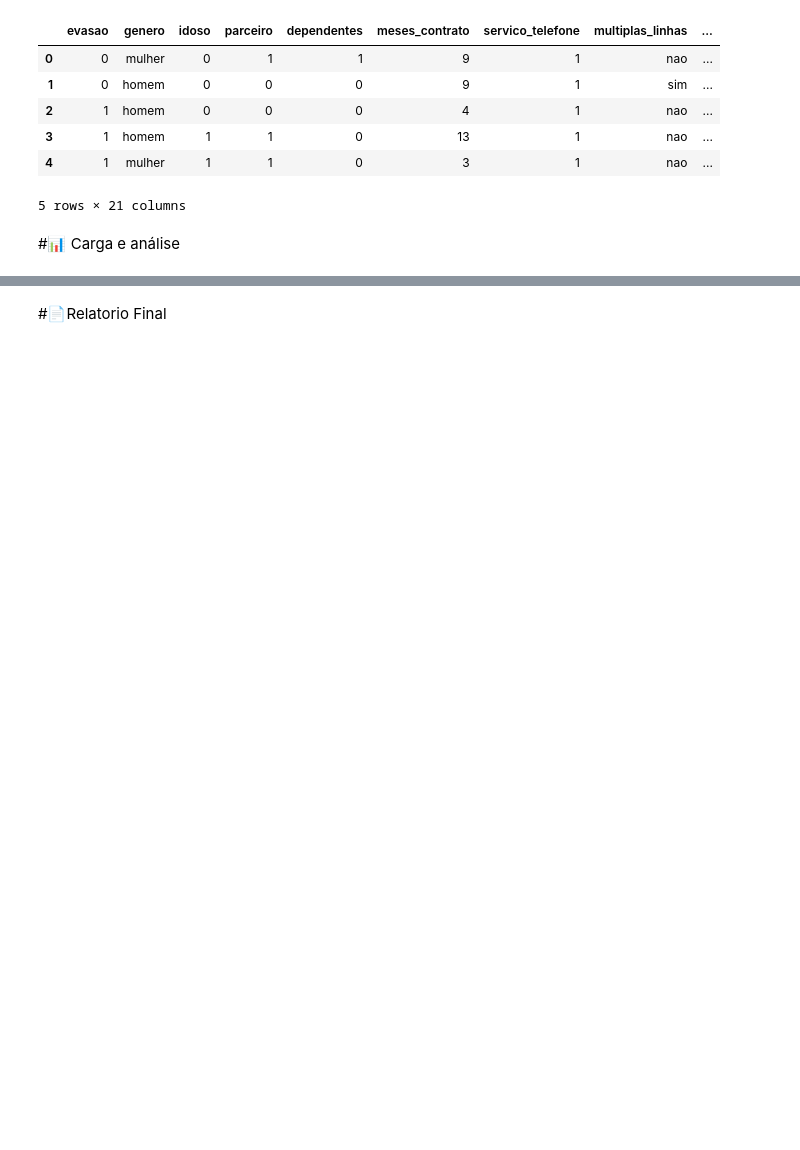
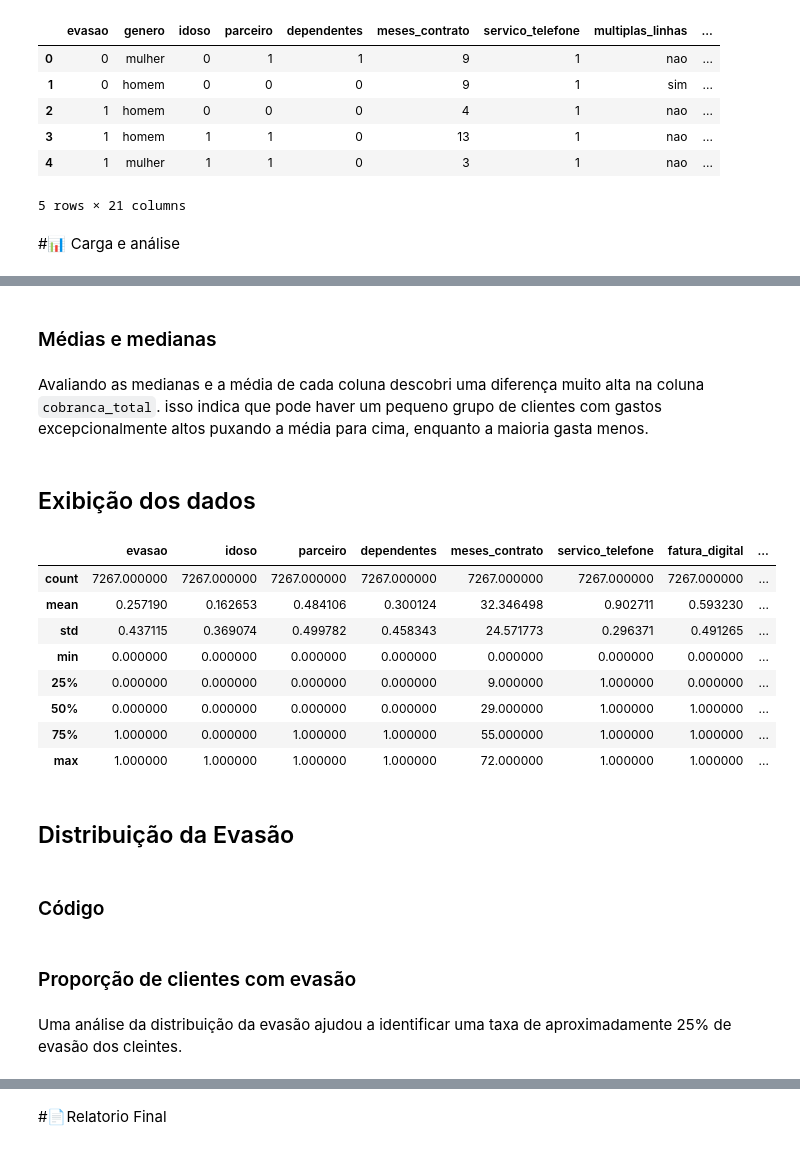
Before and after one commit to LucasEstevesCosta/challenge-telecom_x-analise_evasao_clientes, a Jupyter notebook: challenge-telecom_x.ipynb, the cells around one changed output, grey strips where cells are left out. Drawn from its saved outputs; the diff is of its cells as text; code cells hidden in the pictures; blank space fills up the shorter version.

```diff
--- a/challenge-telecom_x.ipynb
+++ b/challenge-telecom_x.ipynb
@@ -225,0 +238,22 @@ df_clientes.head()
+# %% [markdown]
+### Médias e medianas
+# %% [markdown]
+Avaliando as medianas e a média de cada coluna descobri uma diferença muito alta na coluna `cobranca_total`. isso indica que pode haver um pequeno grupo de clientes com gastos excepcionalmente altos puxando a média para cima, enquanto a maioria gasta menos.
+# %% [markdown]
+## Exibição dos dados
+# %%
+df_clientes.describe()
+# %% [output]
+|  | evasao | idoso | parceiro | dependentes | meses_contrato | servico_telefone | fatura_digital | ... |
+| count | 7267.000000 | 7267.000000 | 7267.000000 | 7267.000000 | 7267.000000 | 7267.000000 | 7267.000000 | ... |
+| mean | 0.257190 | 0.162653 | 0.484106 | 0.300124 | 32.346498 | 0.902711 | 0.593230 | ... |
+| std | 0.437115 | 0.369074 | 0.499782 | 0.458343 | 24.571773 | 0.296371 | 0.491265 | ... |
+| min | 0.000000 | 0.000000 | 0.000000 | 0.000000 | 0.000000 | 0.000000 | 0.000000 | ... |
+| 25% | 0.000000 | 0.000000 | 0.000000 | 0.000000 | 9.000000 | 1.000000 | 0.000000 | ... |
+| 50% | 0.000000 | 0.000000 | 0.000000 | 0.000000 | 29.000000 | 1.000000 | 1.000000 | ... |
+| 75% | 1.000000 | 0.000000 | 1.000000 | 1.000000 | 55.000000 | 1.000000 | 1.000000 | ... |
+| max | 1.000000 | 1.000000 | 1.000000 | 1.000000 | 72.000000 | 1.000000 | 1.000000 | ... |
+# %% [markdown]
+## Distribuição da Evasão
+# %% [markdown]
+### Código
@@ -225,0 +277,4 @@ df_clientes.head()
+# %% [markdown]
+### Proporção de clientes com evasão
+# %% [markdown]
+Uma análise da distribuição da evasão ajudou a identificar uma taxa de aproximadamente 25% de evasão dos cleintes.
```
Also changed, not shown: parts of 14 cells of this notebook.
